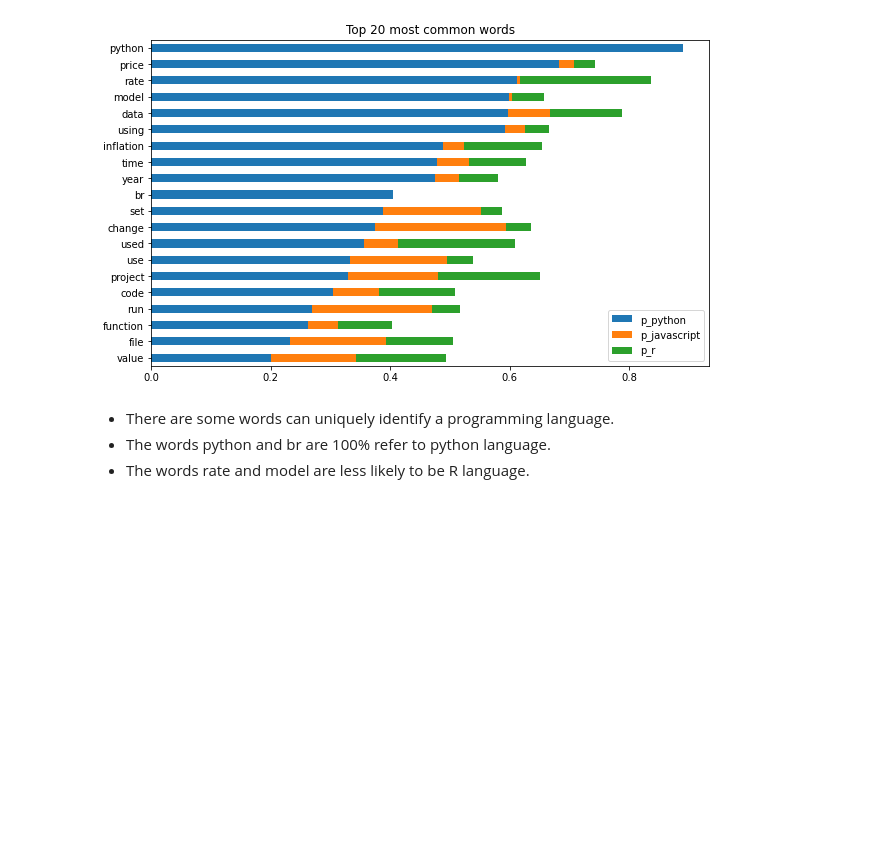
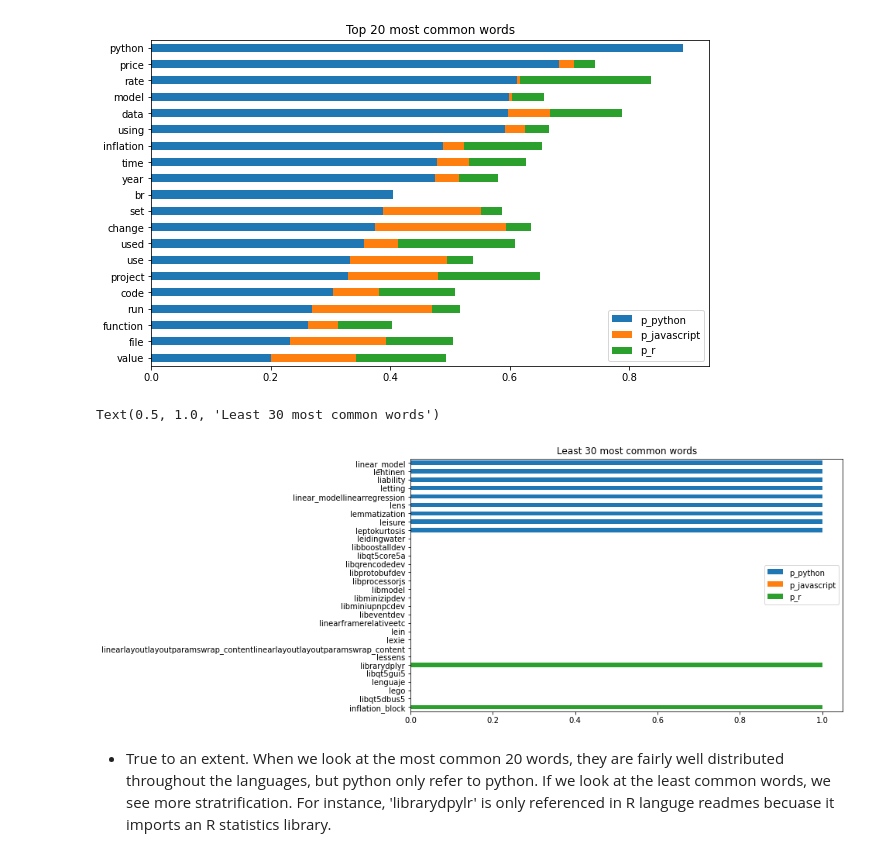
Before and after one commit to NLP-classification/inflation_nlp_classification, a Jupyter notebook: final_notebook.ipynb, the cells around one changed output. Saved outputs shown, nothing was run; the diff lists cells and outputs as text; code cells hidden in the pictures; blank space fills up the shorter version.

```diff
--- a/final_notebook.ipynb
+++ b/final_notebook.ipynb
@@ -178,7 +194,20 @@ plt.title('Top 20 most common words')
 # %% [output]
 Text(0.5, 1.0, 'Top 20 most common words')
 [figure]
-# %% [markdown]
-* There are some words can uniquely identify a programming language.
-* The words python and br are 100% refer to python language.
-* The words rate and model are less likely to be R language.
+# %%
+(word_counts
+ .assign(p_python=word_counts.python / word_counts['all'],
+         p_javascript=word_counts.javascript / word_counts['all'],
+         p_r=word_counts.r / word_counts['all'])
+ .sort_values(by='all')
+ [['p_python', 'p_javascript','p_r']]
+ .head(30)
+ .sort_values('p_python')
+ .plot.barh(stacked=True,figsize=(10, 6)))
+
+plt.title('Least 30 most common words')
+# %% [output]
+Text(0.5, 1.0, 'Least 30 most common words')
+[figure, added]
+# %% [markdown]
+* True to an extent. When we look at the most common 20 words, they are fairly well distributed throughout the languages, but python only refer to python. If we look at the least common words, we see more stratrification. For instance, 'librarydpylr' is only referenced in R languge readmes becuase it imports an R statistics library.
```
Also changed, not shown: parts of 25 cells of this notebook.
